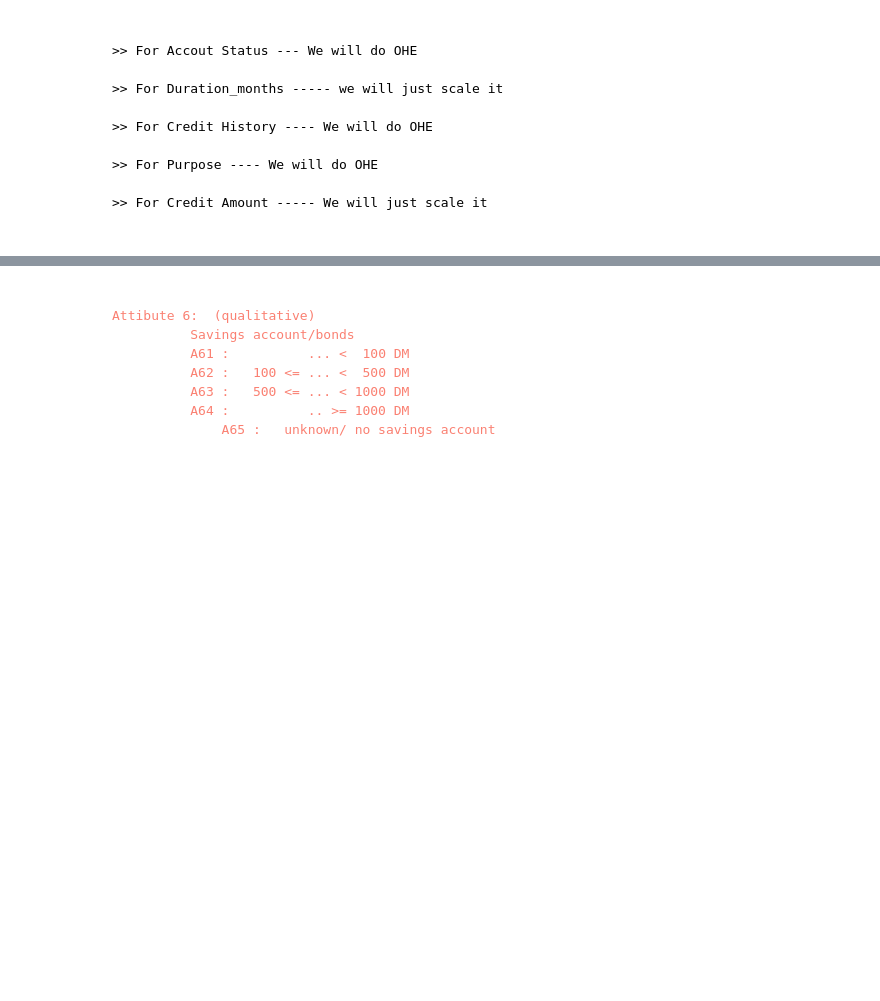
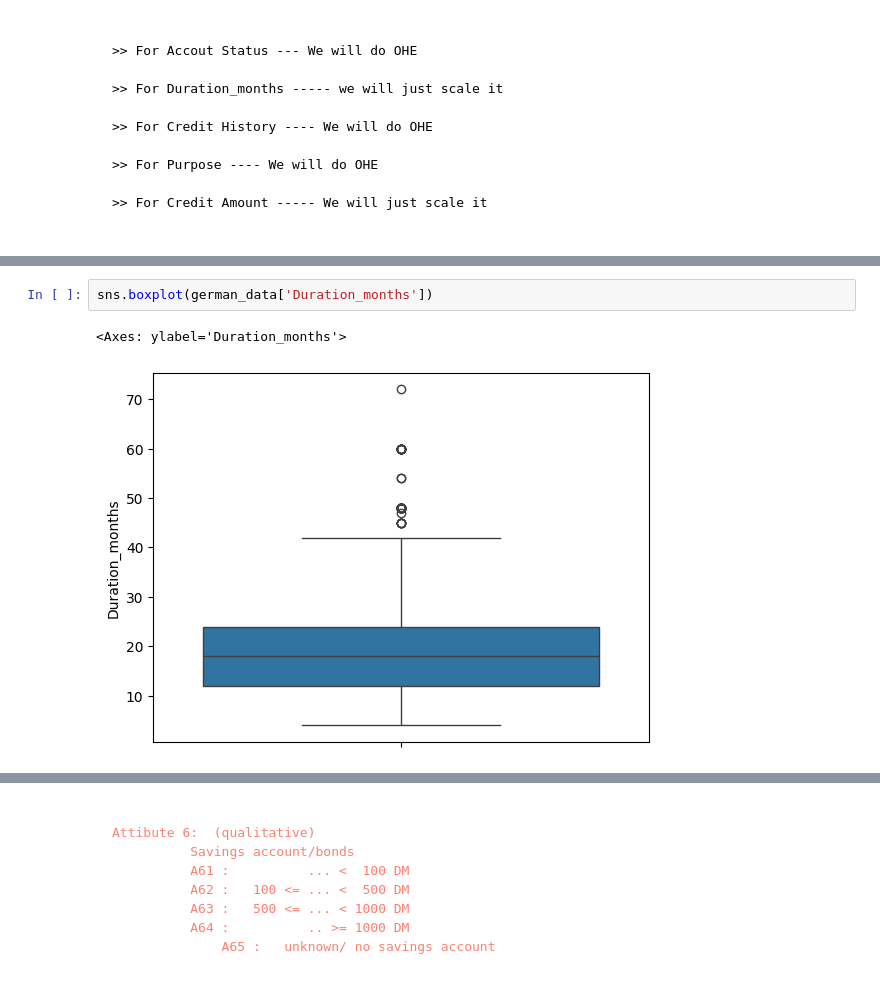
Before and after one commit to ashiq-km/Credit-Risk-Analysis---German-Bank-, a Jupyter notebook: notebooks/data_exploration.ipynb, the cells around one changed output, grey strips where cells are left out. Drawn from its saved outputs; the diff is of its cells as text; blank space fills up the shorter version.

```diff
--- a/notebooks/data_exploration.ipynb
+++ b/notebooks/data_exploration.ipynb
@@ -401,0 +457,5 @@ german_data.head()
+# %%
+sns.boxplot(german_data['Duration_months'])
+# %% [output]
+<Axes: ylabel='Duration_months'>
+[figure, added]
```
Also changed, not shown: parts of 34 cells of this notebook, 1 other file.
